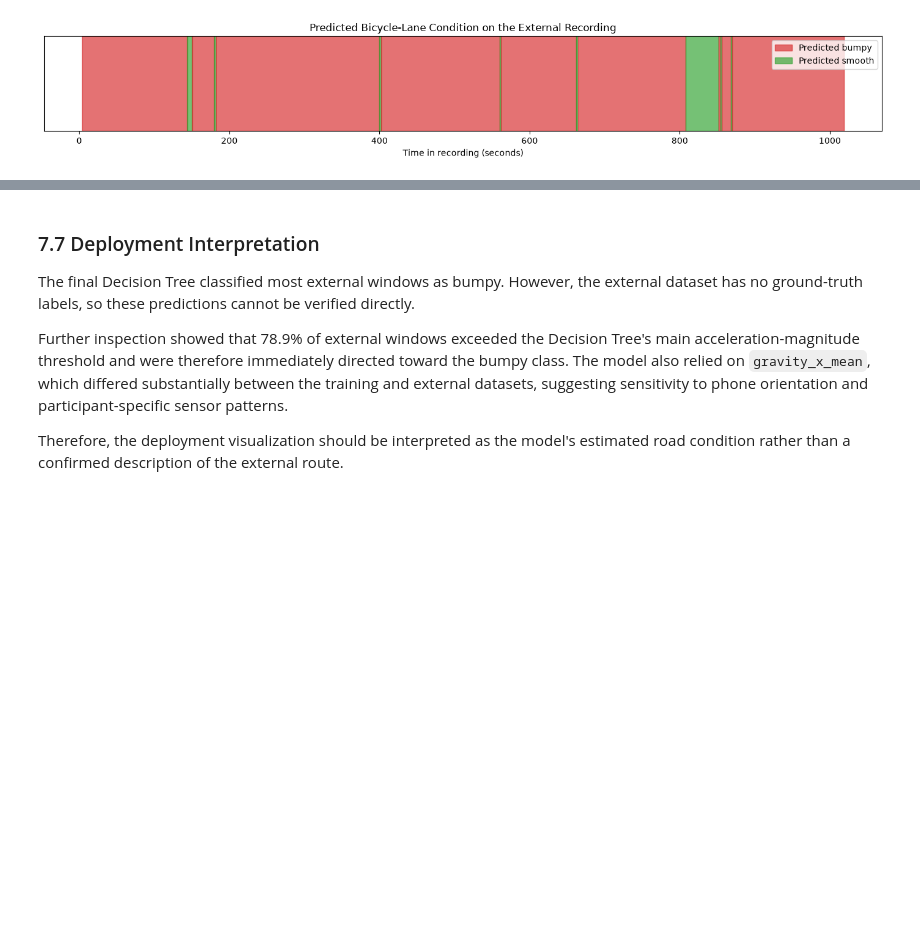
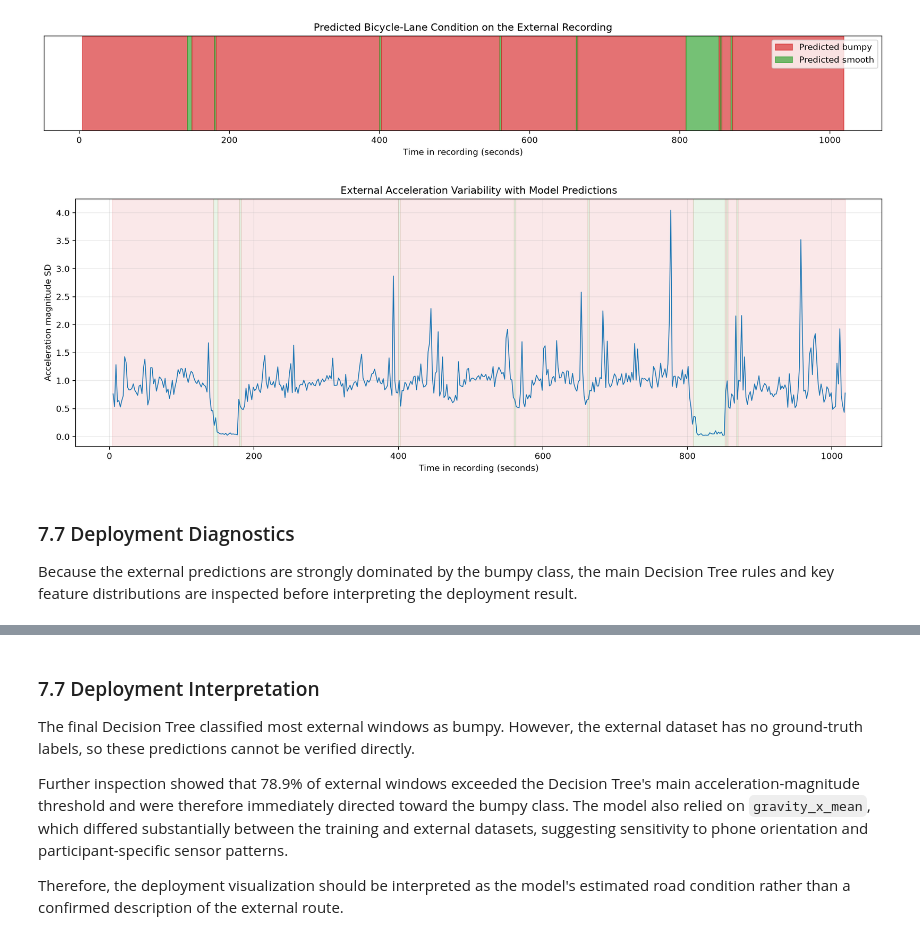
Before and after one commit to xinran-2/Pavement-smoothness-detection-model, a Jupyter notebook: notebooks/Project_pipeline.ipynb, the cells around one changed output, grey strips where cells are left out. Cells and saved outputs as stored; diff of their text form; code cells hidden in the pictures; blank space fills up the shorter version.

```diff
--- a/notebooks/Project_pipeline.ipynb
+++ b/notebooks/Project_pipeline.ipynb
@@ -2457,3 +2611,64 @@ plt.tight_layout()
 plt.show()
 # %% [output]
 [figure]
+# %%
+deployment_plot = external_predictions.copy()
+
+deployment_plot["acc_magnitude_std"] = (
+    X_external["acc_magnitude_std"].to_numpy()
+)
+
+deployment_plot["window_mid"] = (
+    (
+        deployment_plot["window_start"]
+        + deployment_plot["window_end"]
+    ) / 2
+)
+
+fig, ax = plt.subplots(
+    figsize=(14, 5)
+)
+
+for segment in external_segments.itertuples():
+
+    if segment.predicted_condition == "smooth":
+        shade = "tab:green"
+    else:
+        shade = "tab:red"
+
+    ax.axvspan(
+        segment.start_time,
+        segment.end_time,
+        alpha=0.10,
+        color=shade
+    )
+
+ax.plot(
+    deployment_plot["window_mid"],
+    deployment_plot["acc_magnitude_std"],
+    linewidth=1
+)
+
+ax.set_title(
+    "External Acceleration Variability "
+    "with Model Predictions"
+)
+
+ax.set_xlabel(
+    "Time in recording (seconds)"
+)
+
+ax.set_ylabel(
+    "Acceleration magnitude SD"
+)
+
+ax.grid(alpha=0.25)
+
+plt.tight_layout()
+plt.show()
+# %% [output]
+[figure, added]
+# %% [markdown]
+### 7.7 Deployment Diagnostics
+
+Because the external predictions are strongly dominated by the bumpy class, the main Decision Tree rules and key feature distributions are inspected before interpreting the deployment result.
```
Also changed, not shown: parts of 18 cells of this notebook.
